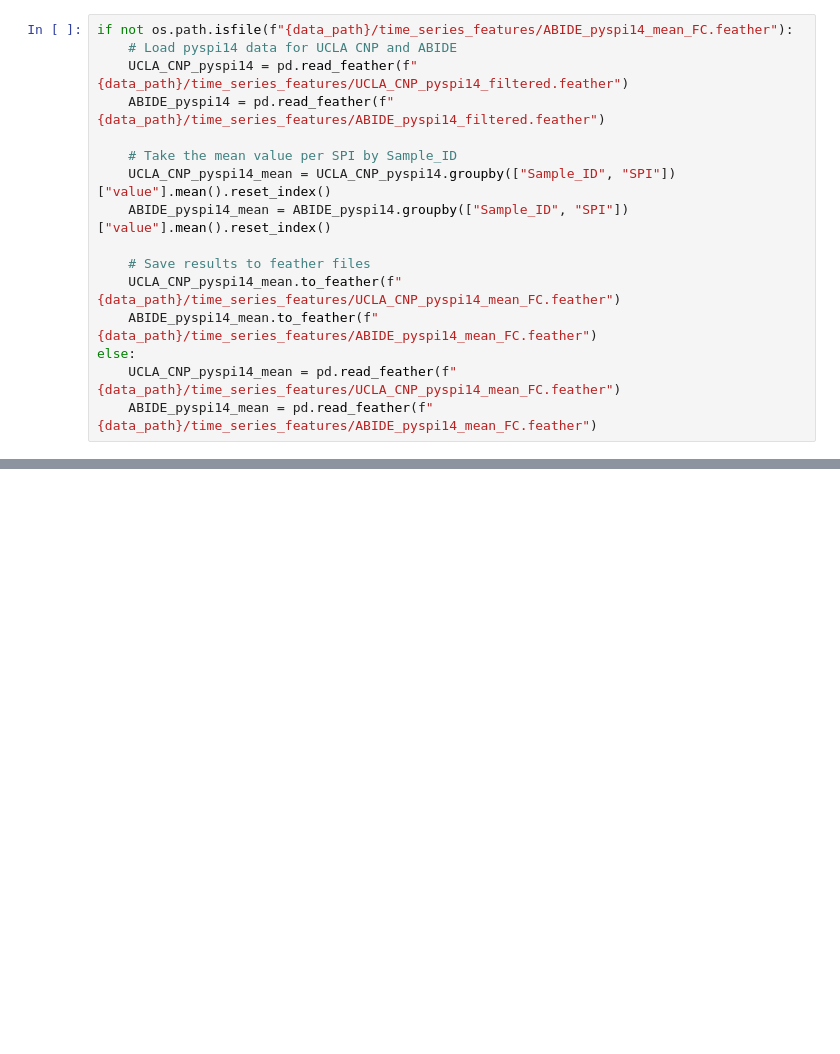
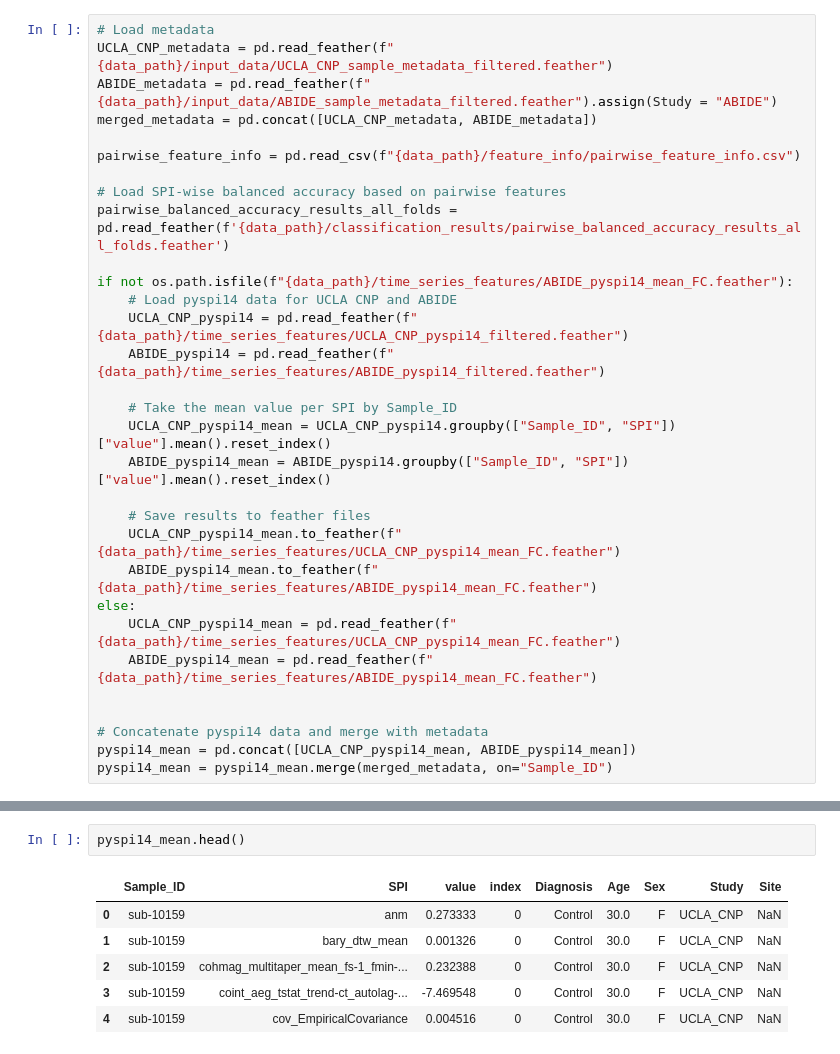
Before and after one commit to DynamicsAndNeuralSystems/fMRI_FeaturesDisorders, a Jupyter notebook: code/classification_analysis/mean_FC_additional_analysis.ipynb, the cells around one changed output, grey strips where cells are left out. Drawn from its saved outputs; the diff is of its cells as text; blank space fills up the shorter version.

```diff
--- a/code/classification_analysis/mean_FC_additional_analysis.ipynb
+++ b/code/classification_analysis/mean_FC_additional_analysis.ipynb
@@ -20,4 +41,14 @@ suppressPackageStartupMessages({
 # %%
+# Load metadata
+UCLA_CNP_metadata = pd.read_feather(f"{data_path}/input_data/UCLA_CNP_sample_metadata_filtered.feather")
+ABIDE_metadata = pd.read_feather(f"{data_path}/input_data/ABIDE_sample_metadata_filtered.feather").assign(Study = "ABIDE")
+merged_metadata = pd.concat([UCLA_CNP_metadata, ABIDE_metadata])
+
+pairwise_feature_info = pd.read_csv(f"{data_path}/feature_info/pairwise_feature_info.csv")
+
+# Load SPI-wise balanced accuracy based on pairwise features
+pairwise_balanced_accuracy_results_all_folds = pd.read_feather(f'{data_path}/classification_results/pairwise_balanced_accuracy_results_all_folds.feather')
+
 if not os.path.isfile(f"{data_path}/time_series_features/ABIDE_pyspi14_mean_FC.feather"):
     # Load pyspi14 data for UCLA CNP and ABIDE
     UCLA_CNP_pyspi14 = pd.read_feather(f"{data_path}/time_series_features/UCLA_CNP_pyspi14_filtered.feather")
@@ -33,3 +64,8 @@ if not os.path.isfile(f"{data_path}/time_series_features/ABIDE_pyspi14_mean_FC.f
 else:
     UCLA_CNP_pyspi14_mean = pd.read_feather(f"{data_path}/time_series_features/UCLA_CNP_pyspi14_mean_FC.feather")
     ABIDE_pyspi14_mean = pd.read_feather(f"{data_path}/time_series_features/ABIDE_pyspi14_mean_FC.feather")
+
+
+# Concatenate pyspi14 data and merge with metadata
+pyspi14_mean = pd.concat([UCLA_CNP_pyspi14_mean, ABIDE_pyspi14_mean])
+pyspi14_mean = pyspi14_mean.merge(merged_metadata, on="Sample_ID")
@@ -35,0 +167,9 @@ else:
+# %%
+pyspi14_mean.head()
+# %% [output]
+|  | Sample_ID | SPI | value | index | Diagnosis | Age | Sex | Study | Site |
+| 0 | sub-10159 | anm | 0.273333 | 0 | Control | 30.0 | F | UCLA_CNP | NaN |
+| 1 | sub-10159 | bary_dtw_mean | 0.001326 | 0 | Control | 30.0 | F | UCLA_CNP | NaN |
+| 2 | sub-10159 | cohmag_multitaper_mean_fs-1_fmin-... | 0.232388 | 0 | Control | 30.0 | F | UCLA_CNP | NaN |
+| 3 | sub-10159 | coint_aeg_tstat_trend-ct_autolag-... | -7.469548 | 0 | Control | 30.0 | F | UCLA_CNP | NaN |
+| 4 | sub-10159 | cov_EmpiricalCovariance | 0.004516 | 0 | Control | 30.0 | F | UCLA_CNP | NaN |
```
Also changed, not shown: parts of 12 cells of this notebook, 18 other files.
